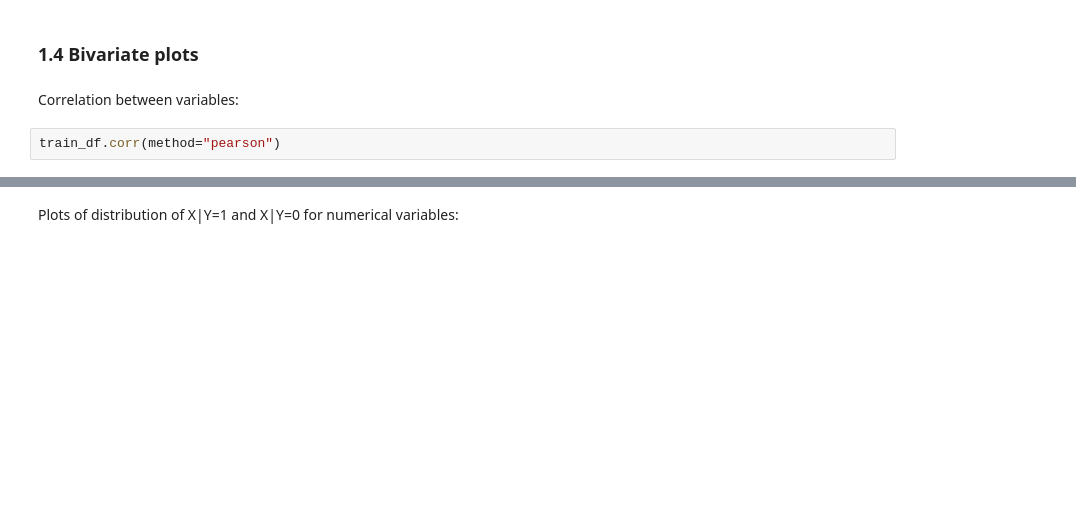
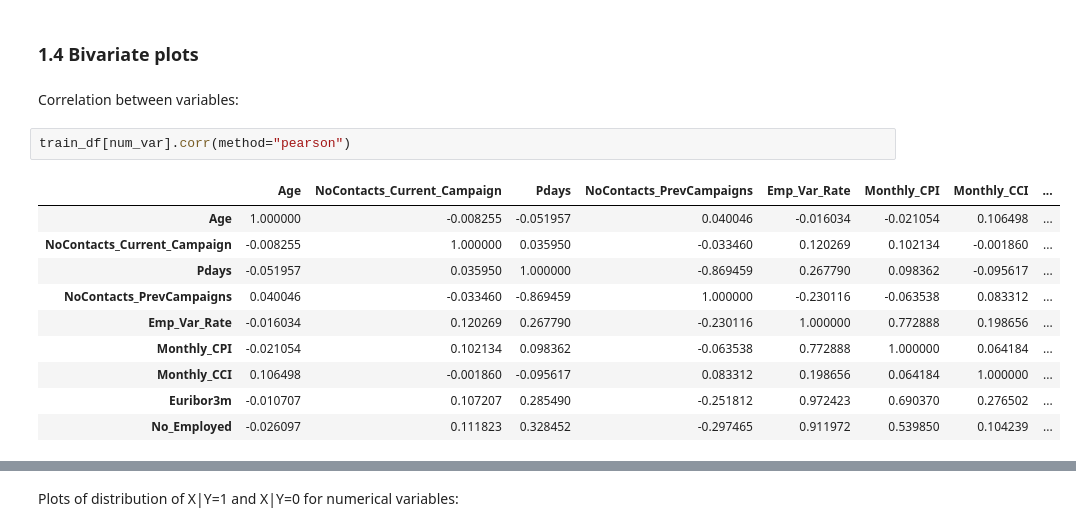
Before and after one commit to ramonVDAKKER/teaching-data-science-emas, a Jupyter notebook: notebooks/emas_case1.ipynb, the cells around one changed output, grey strips where cells are left out. Drawn from its saved outputs; the diff is of its cells as text; blank space fills up the shorter version.

```diff
--- a/notebooks/emas_case1.ipynb
+++ b/notebooks/emas_case1.ipynb
@@ -158,7 +172,18 @@ for var in cat_var:
 # %% [markdown]
 Correlation between variables:
 # %%
-train_df.corr(method="pearson")
+train_df[num_var].corr(method="pearson")
+# %% [output]
+|  | Age | NoContacts_Current_Campaign | Pdays | NoContacts_PrevCampaigns | Emp_Var_Rate | Monthly_CPI | Monthly_CCI | ... |
+| Age | 1.000000 | -0.008255 | -0.051957 | 0.040046 | -0.016034 | -0.021054 | 0.106498 | ... |
+| NoContacts_Current_Campaign | -0.008255 | 1.000000 | 0.035950 | -0.033460 | 0.120269 | 0.102134 | -0.001860 | ... |
+| Pdays | -0.051957 | 0.035950 | 1.000000 | -0.869459 | 0.267790 | 0.098362 | -0.095617 | ... |
+| NoContacts_PrevCampaigns | 0.040046 | -0.033460 | -0.869459 | 1.000000 | -0.230116 | -0.063538 | 0.083312 | ... |
+| Emp_Var_Rate | -0.016034 | 0.120269 | 0.267790 | -0.230116 | 1.000000 | 0.772888 | 0.198656 | ... |
+| Monthly_CPI | -0.021054 | 0.102134 | 0.098362 | -0.063538 | 0.772888 | 1.000000 | 0.064184 | ... |
+| Monthly_CCI | 0.106498 | -0.001860 | -0.095617 | 0.083312 | 0.198656 | 0.064184 | 1.000000 | ... |
+| Euribor3m | -0.010707 | 0.107207 | 0.285490 | -0.251812 | 0.972423 | 0.690370 | 0.276502 | ... |
+| No_Employed | -0.026097 | 0.111823 | 0.328452 | -0.297465 | 0.911972 | 0.539850 | 0.104239 | ... |
 # %%
 def VizCorrelationMatrix(df):
     fig = plt.figure(figsize=(10, 10))
```
Also changed, not shown: parts of 8 cells of this notebook.
